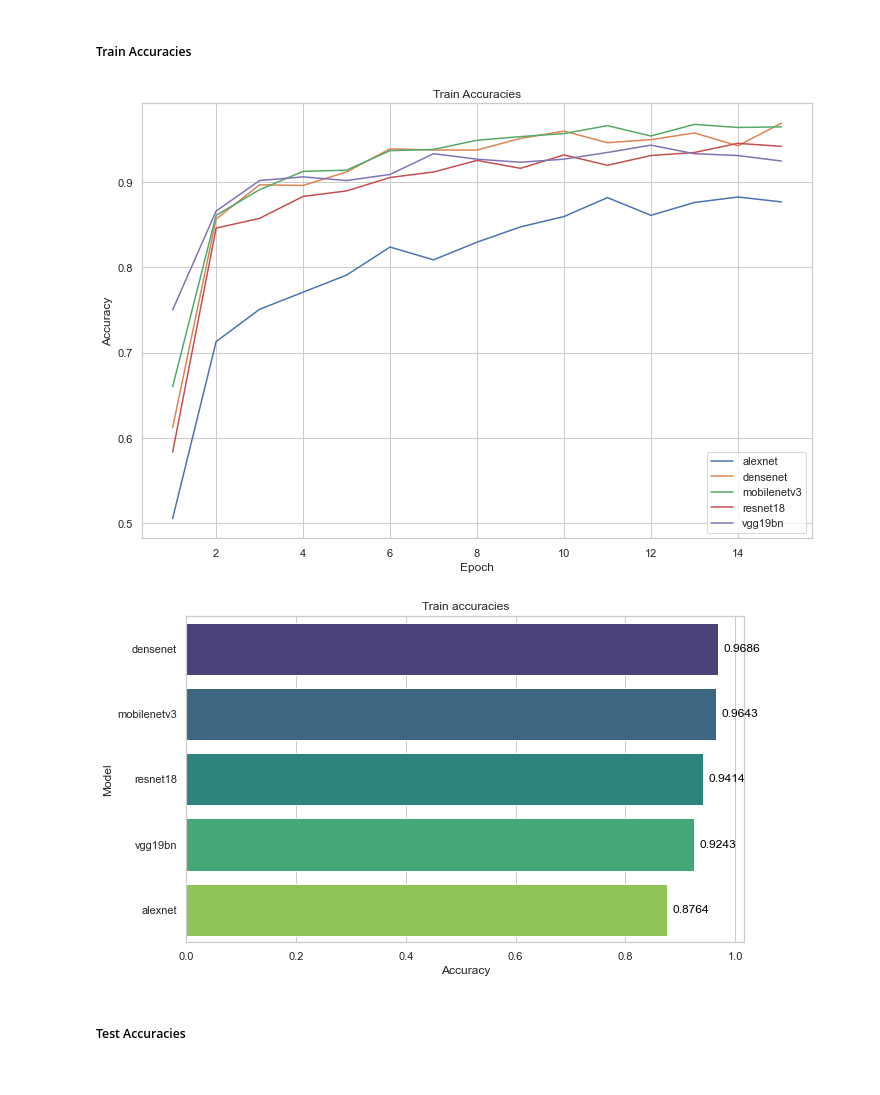
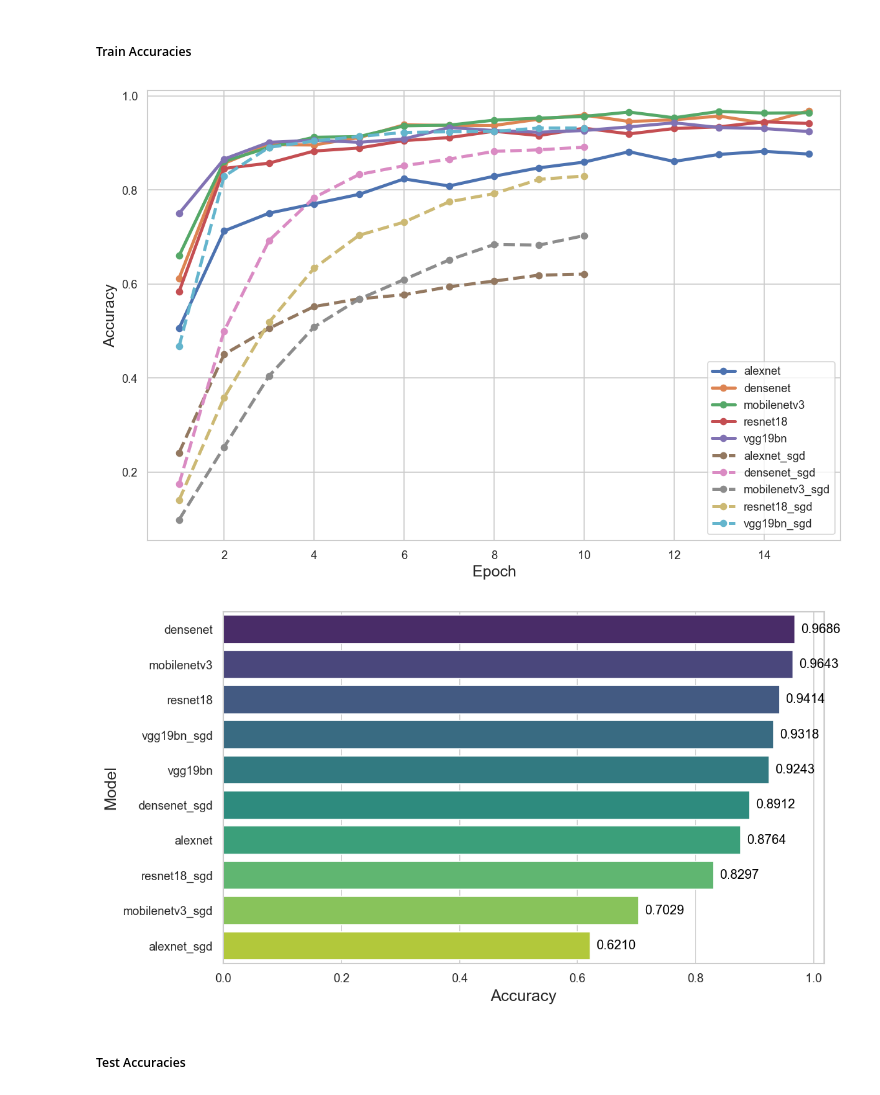
Before and after one commit to oguzaliarslan/pet_classification, a Jupyter notebook: breed_classification.ipynb, the cells around one changed output. Drawn from its saved outputs; the diff is of its cells as text; code cells hidden in the pictures.

Commit message:
results uploaded

```diff
--- a/breed_classification.ipynb
+++ b/breed_classification.ipynb
@@ -318,10 +341,15 @@ specified_breeds = ['beagle', 'border_collie', 'chihuahua', 'chow',
                     'great_dane', 'labrador_retriever', 'malinois', 'maltese_dog', 'pekinese', 'pug', 'rottweiler',
                     'saint_bernard', 'samoyed', 'shih_tzu', 'siberian_husky', 'toy_poodle', 'west_highland_white_terrier', 'yorkshire_terrier']
 # %%
-results_directory = f'breed_models/dog/'
+results_directory = f'breed_models/dog/adam'
 all_files = os.listdir(results_directory)
 model_files = [file for file in all_files if file.endswith('.pth')]
 model_names = [file.split('_')[0] for file in model_files]
+# %%
+results_directory_sgd = f'breed_models/dog/sgd'
+all_files = os.listdir(results_directory_sgd)
+model_files_sgd = [file for file in all_files if file.endswith('.pth')]
+model_names_sgd  = [file.split('_')[0] for file in model_files_sgd]
 # %%
 source_folder = 'breed_dataset/dog/'
 target_folder = 'filter_dog/test'
@@ -532,6 +624,7 @@ Epoch 12/15
 ### Result Analysis
 # %%
 model_accuracies_dict, model_test_accuracies_dict, model_losses_dict, last_true_labels, last_model_preds, model_names = dog_breed.load_the_results(type='cat')
+model_accuracies_dict_sgd, model_test_accuracies_dict_sgd, model_losses_dict_sgd, last_true_labels_sgd, last_model_preds_sgd, model_names_sgd = dog_breed.load_the_results_sgd(type='cat')
 # %% [markdown]
 #### Confusion Matrices
 # %%
@@ -561,39 +654,48 @@ for i, cm in enumerate(confusion_matrices):
 # %% [markdown]
 ##### Train Accuracies
 # %%
-plt.figure(figsize=(12, 8))
+plt.figure(figsize=(12, 8), dpi=120)
 
 for model, accuracies in model_accuracies_dict.items():
-    plt.plot(range(1, len(accuracies) + 1), accuracies, label=model)
+    plt.plot(range(1, len(accuracies) + 1), accuracies, marker='o', label=model, linewidth=3)
 
-plt.title('Train Accuracies')
-plt.xlabel('Epoch')
-plt.ylabel('Accuracy')
+for model, accuracies in model_accuracies_dict_sgd.items():
+    plt.plot(range(1, len(accuracies) + 1), accuracies, marker='o', linestyle='dashed', label=f'{model}_sgd', linewidth=3)
+
+plt.xlabel('Epoch', fontsize=15)
+plt.ylabel('Accuracy', fontsize=15)
 plt.legend()
 plt.show()
 # %% [output]
-[figure, old version]
+[figure, new version]
 # %%
 last_accuracies = [accuracies[-1] for accuracies in model_accuracies_dict.values()]
-models = list(model_accuracies_dict.keys())
+last_acc_sgd = [accuracies[-1] for accuracies in model_accuracies_dict_sgd.values()]
 
-sorted_data = sorted(zip(last_accuracies, models), reverse=True)
+models_sgd = [
+    model + '_sgd' for model in [
+        'alexnet', 'densenet', 'mobilenetv3', 'resnet18', 'vgg19bn'
+    ]
+]
+
+models = list(model_accuracies_dict.keys()) + [model + '_sgd' for model in model_accuracies_dict_sgd.keys()]
+
+sorted_data = sorted(zip(last_accuracies + last_acc_sgd, models), reverse=True)
 sorted_accuracies, sorted_models = zip(*sorted_data)
 
-plt.figure(figsize=(10, 6))
+plt.figure(figsize=(10, 6), dpi=120)
 sns.set(style="whitegrid")
 
 ax = sns.barplot(x=list(sorted_accuracies), y=list(sorted_models), palette='viridis')
 
 for i, v in enumerate(sorted_accuracies):
     ax.text(v + 0.01, i, f'{v:.4f}', color='black', va='center')
 
-plt.title('Train accuracies')
-plt.xlabel('Accuracy')
-plt.ylabel('Model')
+plt.xlabel('Accuracy', fontsize=15)
+plt.ylabel('Model', fontsize=15)
 plt.show()
 # %% [output]
-[figure, old version]
+[figure, new version]
 # %% [markdown]
 ##### Test Accuracies
 # %%
```
Also changed, not shown: parts of 34 cells of this notebook, 26 other files.
